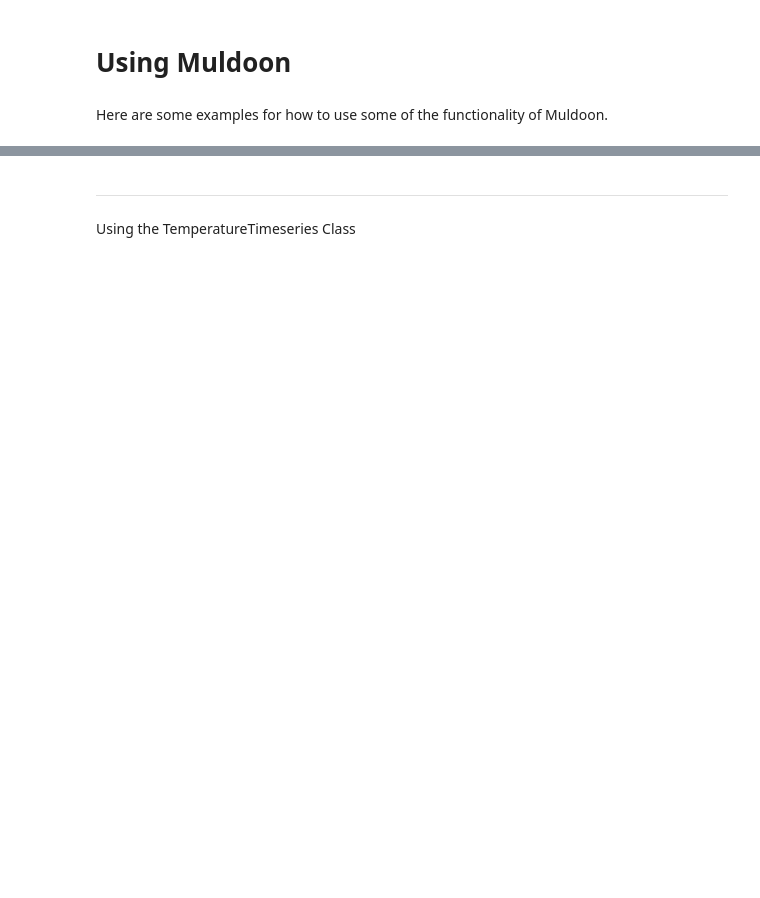
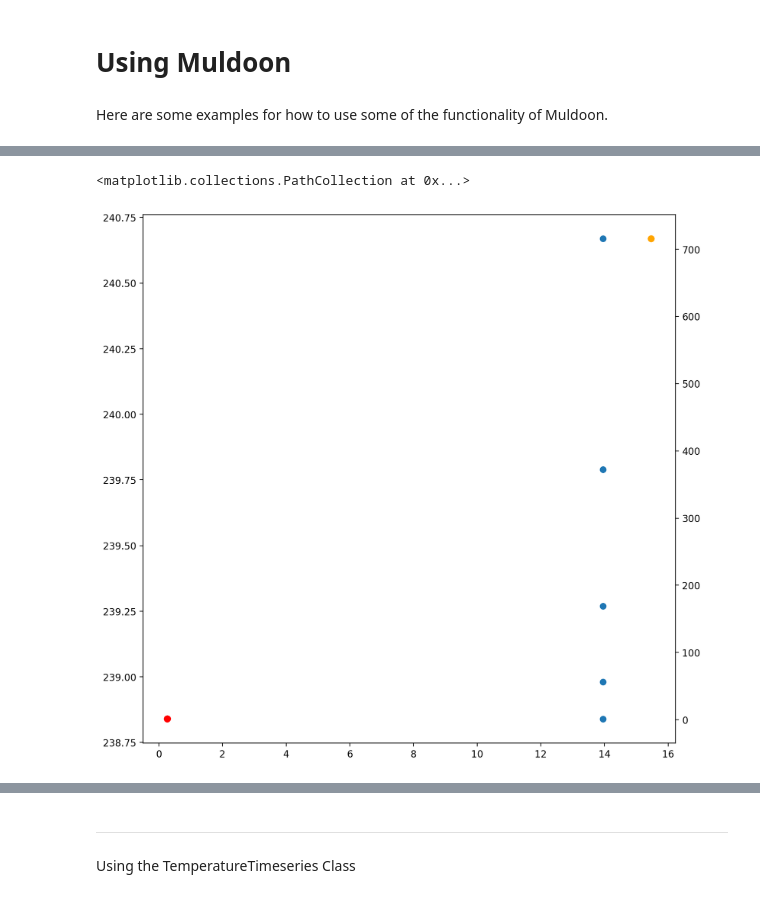
Before and after one commit to cs481-ekh/f22-dust-devils, a Jupyter notebook: docs/examples/Using_Muldoon.ipynb, the cells around one changed output, grey strips where cells are left out. Drawn from its saved outputs; the diff is of its cells as text; code cells hidden in the pictures; blank space fills up the shorter version.

```diff
--- a/docs/examples/Using_Muldoon.ipynb
+++ b/docs/examples/Using_Muldoon.ipynb
@@ -41,11 +41,17 @@ ax2 = ax.twinx()
 # How to read in data
 
 # Temperature data
-filename="WE__0089___________CAL_ATS_________________P01.CSV"
-temperature_time, temperature = read_Perseverance_ATS_data(filename, which_ATS=1)
+filename='https://pds-atmospheres.nmsu.edu/PDS/data/PDS4/Mars2020/mars2020_meda/data_calibrated_env/sol_0000_0089/sol_0010/WE__0010___________CAL_ATS_________________P01.xml'
+temperature_time, temperature = read_Perseverance_ATS_data(filename, which_ATS=1, end=5)
 ax.scatter(temperature_time, temperature)
 
 # Pressure data
-filename="WE__0089___________DER_PS__________________P01.CSV"
-pressure_time, pressure = read_Perseverance_PS_data(filename)
+filename="https://pds-atmospheres.nmsu.edu/PDS/data/PDS4/Mars2020/mars2020_meda/data_derived_env/sol_0000_0089/sol_0001/WE__0001___________DER_PS__________________P02.xml"
+pressure_time, pressure = read_Perseverance_PS_data(filename, end=5)
 ax2.scatter(pressure_time, pressure, color='orange')
+
+# Wind data
+filename='https://pds-atmospheres.nmsu.edu/PDS/data/PDS4/Mars2020/mars2020_meda/data_derived_env/sol_0180_0299/sol_0190/WE__0190___________DER_WS__________________P02.xml'
+wind_time, wind = read_Perseverance_WS_data(filename, end=5)
+ax2.scatter(wind_time, wind, color='red')
+# %% [output]
@@ -52,3 +77,5 @@ ax2.scatter(pressure_time, pressure, color='orange')
+<matplotlib.collections.PathCollection at 0x...>
+[figure, added]
 # %%
 # Create time-series
 time = np.linspace(-10, 10, 1000)
```
Also changed, not shown: parts of 17 cells of this notebook, 9 other files.
